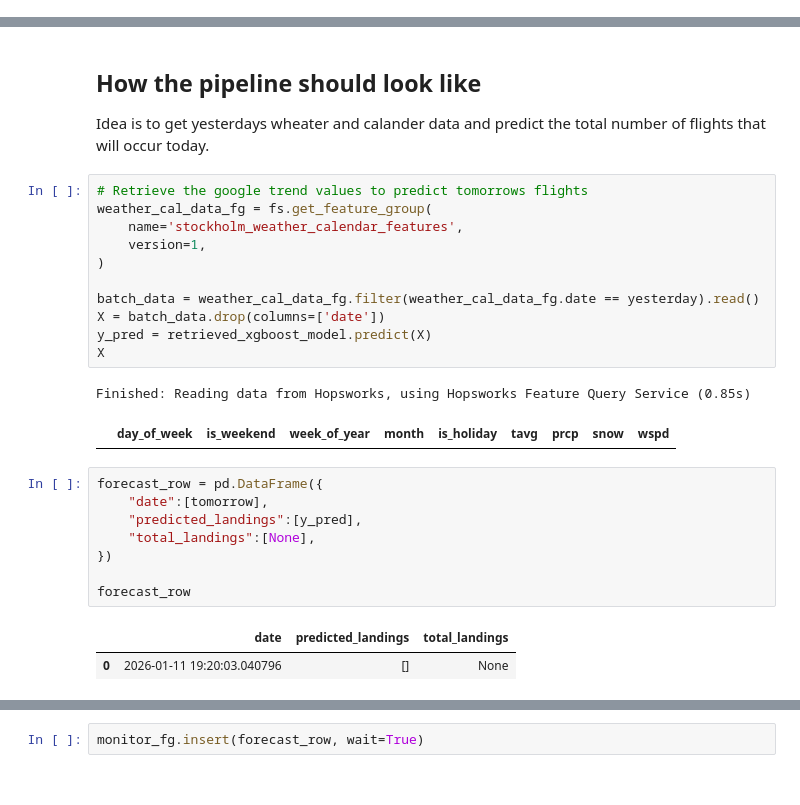
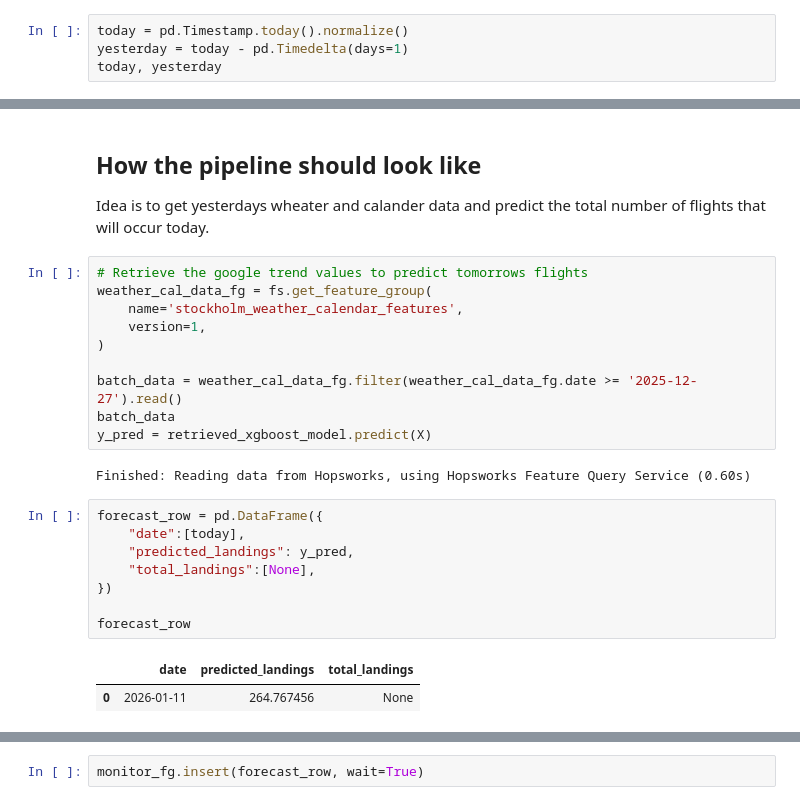
Before and after one commit to astega1/ML_Scale_Project, a Jupyter notebook: pipelines/inference_pipeline.ipynb, the cells around one changed output, grey strips where cells are left out. Cells and saved outputs as stored; diff of their text form.

Commit message:
fixat med backfill, och holidays datan

```diff
--- a/pipelines/inference_pipeline.ipynb
+++ b/pipelines/inference_pipeline.ipynb
@@ -12,0 +7,4 @@ datetime.datetime(2026, 1, 9, 19, 25, 34, 923255)
+# %%
+today = pd.Timestamp.today().normalize()
+yesterday = today - pd.Timedelta(days=1)
+today, yesterday
@@ -72,24 +70,22 @@ weather_cal_data_fg = fs.get_feature_group(
     version=1,
 )
 
-batch_data = weather_cal_data_fg.filter(weather_cal_data_fg.date == yesterday).read()
-X = batch_data.drop(columns=['date'])
+batch_data = weather_cal_data_fg.filter(weather_cal_data_fg.date >= '2025-12-27').read()
+batch_data
 y_pred = retrieved_xgboost_model.predict(X)
-X
 # %% [output]
-Finished: Reading data from Hopsworks, using Hopsworks Feature Query Service (0.85s)
+Finished: Reading data from Hopsworks, using Hopsworks Feature Query Service (0.60s)
-|  | day_of_week | is_weekend | week_of_year | month | is_holiday | tavg | prcp | snow | wspd |
 # %%
 forecast_row = pd.DataFrame({
-    "date":[tomorrow],
-    "predicted_landings":[y_pred],
+    "date":[today],
+    "predicted_landings": y_pred,
     "total_landings":[None],
 })
 
 forecast_row
 # %% [output]
 |  | date | predicted_landings | total_landings |
-| 0 | 2026-01-11 19:20:03.040796 | [] | None |
+| 0 | 2026-01-11 | 264.767456 | None |
 # %%
 # Get or create feature group for storing the monitoring values
 monitor_fg = fs.get_or_create_feature_group(
```
Also changed, not shown: parts of 6 cells of this notebook, 9 other files.
